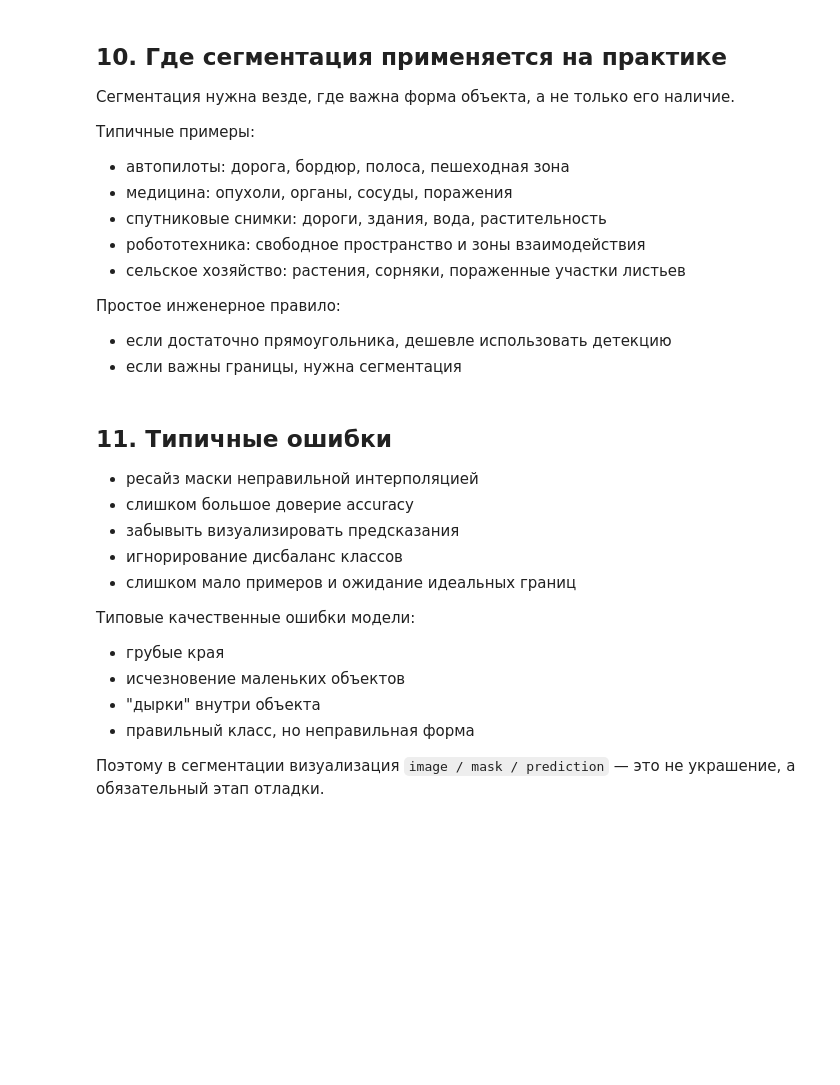
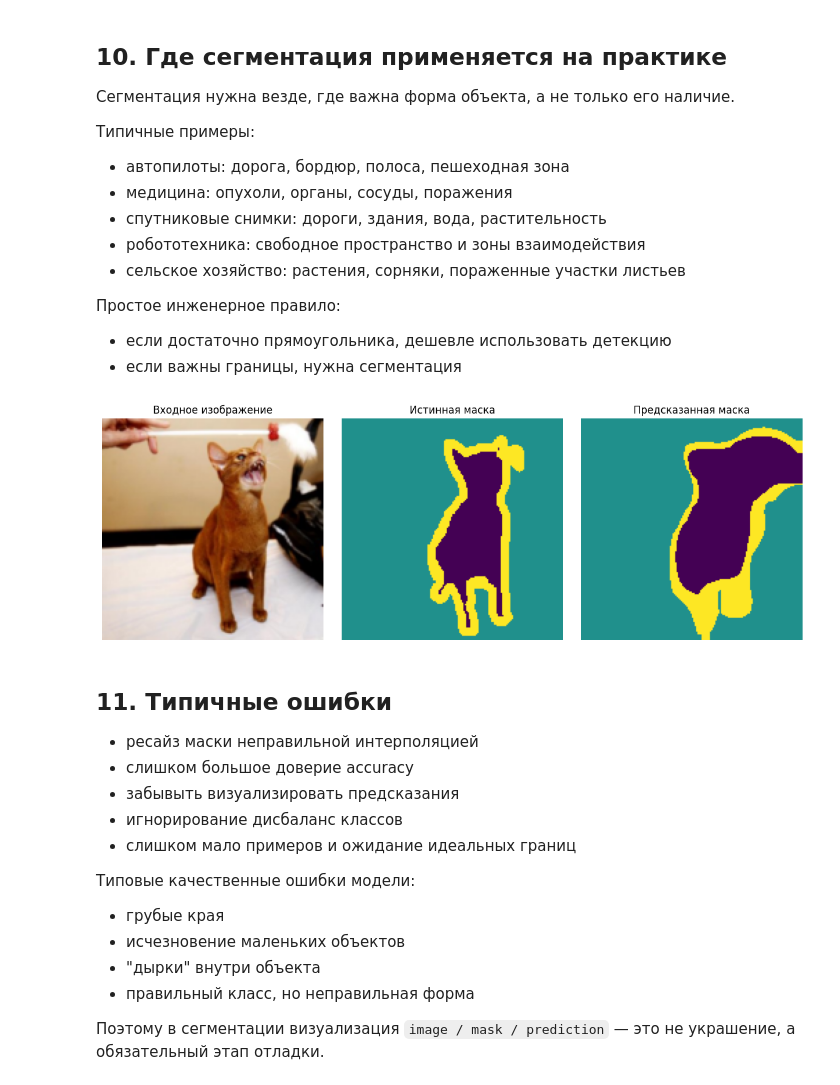
Before and after one commit to ulstu/ml, a Jupyter notebook: ml_course_ru/lecture14. Detection. Segmentation/lecture 14.1 Semantic segmentation.ipynb, the cells around one changed output. Cells and saved outputs as stored; diff of their text form; code cells hidden in the pictures; blank space fills up the shorter version.

```diff
--- a/ml_course_ru/lecture14. Detection. Segmentation/lecture 14.1 Semantic segmentation.ipynb
+++ b/ml_course_ru/lecture14. Detection. Segmentation/lecture 14.1 Semantic segmentation.ipynb
@@ -555,6 +608,7 @@ else:
         return correct / max(total, 1)
 
     model.train()
+    epoch = 0
     for images, masks in train_loader:
         images = images.to(DEVICE)
         masks = masks.to(DEVICE)
@@ -563,7 +617,10 @@ else:
         loss = criterion(logits, masks)
         loss.backward()
         optimizer.step()
-        break
+        if epoch > 10:
+            break
+        epoch += 1
+        print(f"epoch {epoch} loss: {loss}")
 
     val_acc = evaluate_pixel_accuracy(val_loader)
     print("Демо-шаг обучения завершен.")
@@ -588,29 +659,31 @@ else:
 # %%
 if not TORCH_AVAILABLE:
     print("Пропуск инференса: PyTorch недоступен.")
 else:
     model.eval()
-    demo_image, demo_mask = pet_test[1]
+    demo_image, demo_mask = pet_test[6]
 
     with torch.no_grad():
         logits = model(demo_image.unsqueeze(0).to(DEVICE))["out"]
         pred_mask = logits.argmax(dim=1).squeeze(0).cpu()
 
     if MPL_AVAILABLE:
         fig, axes = plt.subplots(1, 3, figsize=(12, 4))
         axes[0].imshow(demo_image.permute(1, 2, 0))
         axes[0].set_title("Входное изображение")
         axes[0].axis("off")
 
         axes[1].imshow(demo_mask, cmap="viridis")
         axes[1].set_title("Истинная маска")
         axes[1].axis("off")
 
         axes[2].imshow(pred_mask, cmap="viridis")
         axes[2].set_title("Предсказанная маска")
         axes[2].axis("off")
         plt.tight_layout()
         plt.show()
+# %% [output]
+[figure, added]
 # %% [markdown]
 ## 11. Типичные ошибки
 
```
Also changed, not shown: parts of 9 cells of this notebook, 13 other files.
